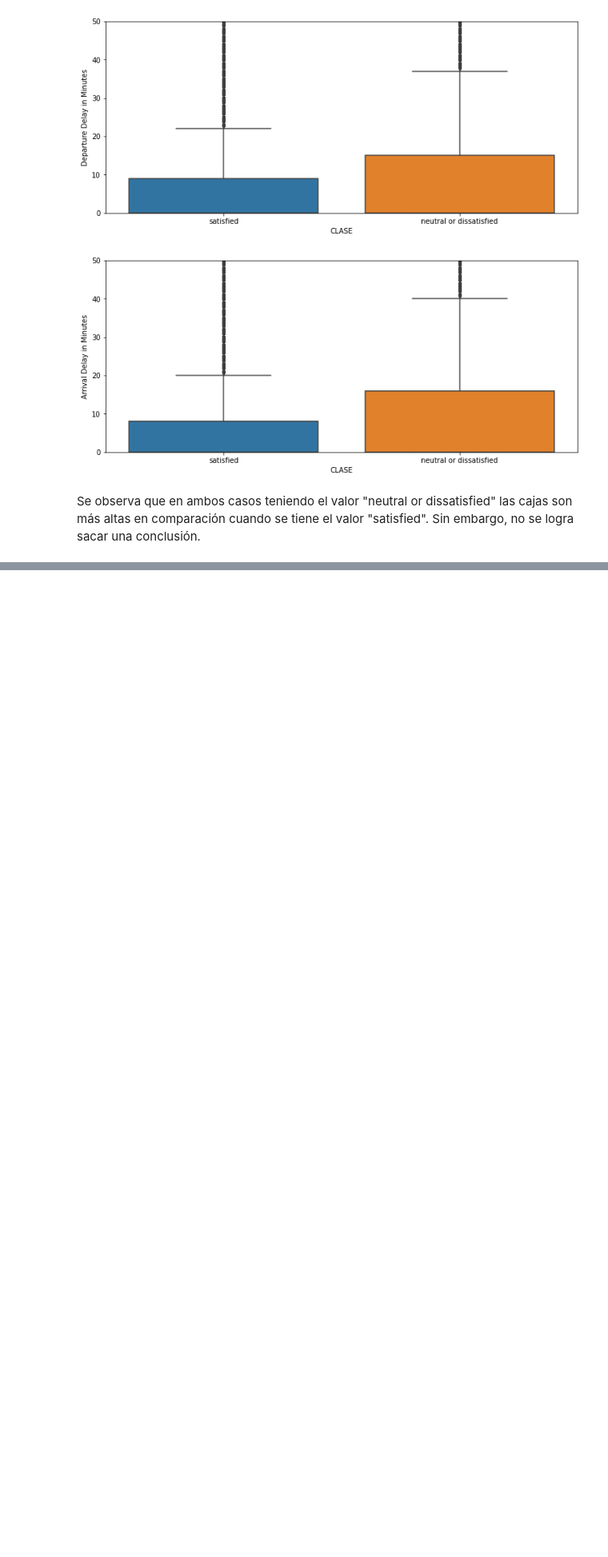
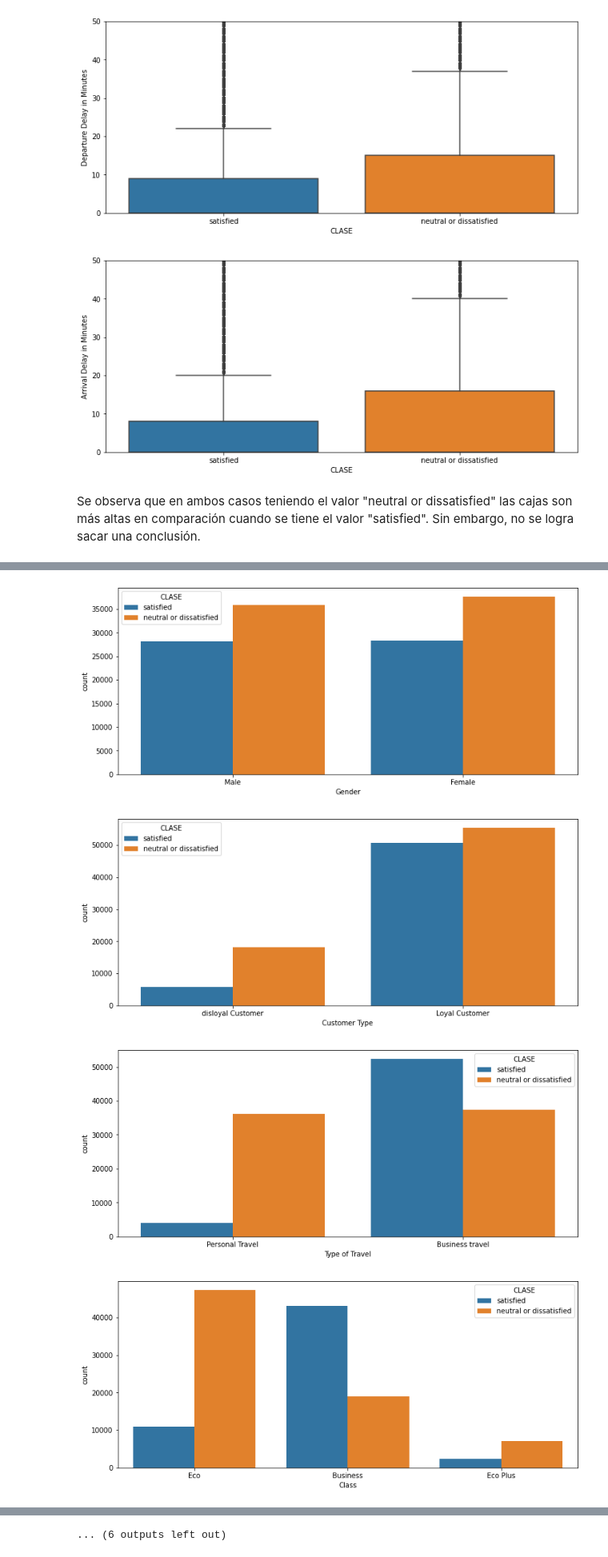
Before and after one commit to TomasSG/Parcial2-CienciaDeDatos, a Jupyter notebook: notebook/Parcial2.ipynb, the cells around one changed output, grey strips where cells are left out. Shown at 80% size. Saved outputs shown, nothing was run; the diff lists cells and outputs as text; code cells hidden in the pictures; blank space fills up the shorter version.

Commit message:
Hice barplots de cat vs CLASE

```diff
--- a/notebook/Parcial2.ipynb
+++ b/notebook/Parcial2.ipynb
@@ -385,0 +388,11 @@ Se observa que en ambos casos teniendo el valor "neutral or dissatisfied" las ca
+# %%
+# Graficar un barplot de cada categórica vs CLASE
+for var in vars_cat:
+  plt.figure(figsize=FIGSIZE)
+  sns.countplot(x=var, hue="CLASE", data=datos_eda)
+  plt.show()
+# %% [output]
+[figure, added]
+[figure, added]
+[figure, added]
+[figure, added]
@@ -385,0 +407 @@ Se observa que en ambos casos teniendo el valor "neutral or dissatisfied" las ca
+... (6 outputs left out)
```
Also changed, not shown: parts of 3 cells of this notebook.
